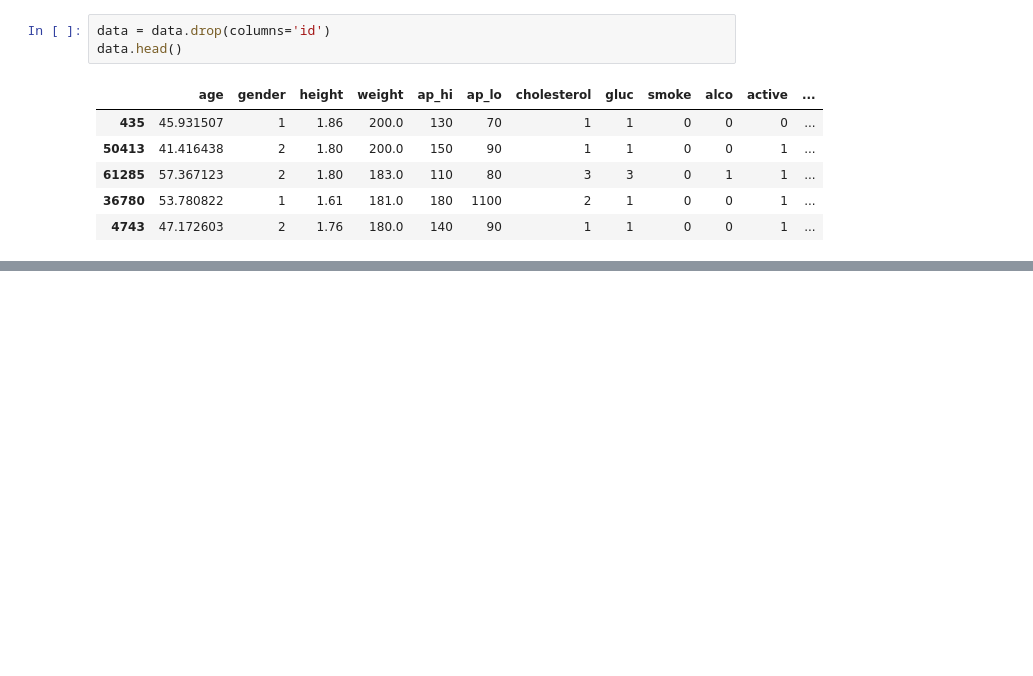
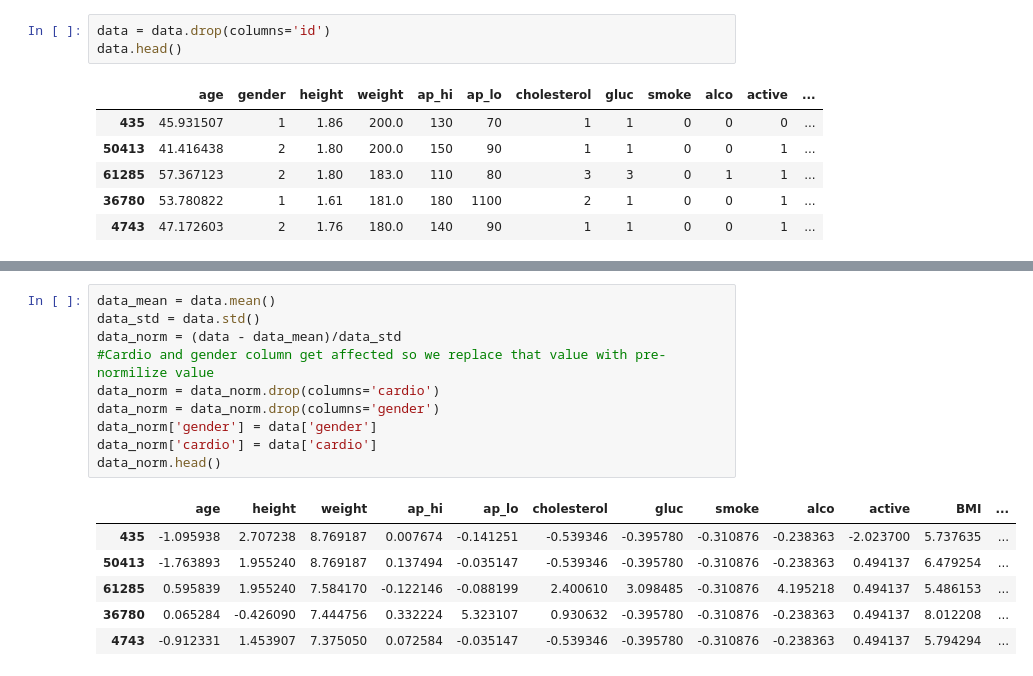
Before and after one commit to reyhanalemmario/bangkit, a Jupyter notebook: first_project.ipynb, the cells around one changed output, grey strips where cells are left out. Saved outputs shown, nothing was run; the diff lists cells and outputs as text; blank space fills up the shorter version.

```diff
--- a/first_project.ipynb
+++ b/first_project.ipynb
@@ -188,2 +192,19 @@ data.head()
+# %%
+data_mean = data.mean()
+data_std = data.std()
+data_norm = (data - data_mean)/data_std
+#Cardio and gender column get affected so we replace that value with pre-normilize value
+data_norm = data_norm.drop(columns='cardio')
+data_norm = data_norm.drop(columns='gender')
+data_norm['gender'] = data['gender']
+data_norm['cardio'] = data['cardio']
+data_norm.head()
+# %% [output]
+|  | age | height | weight | ap_hi | ap_lo | cholesterol | gluc | smoke | alco | active | BMI | ... |
+| 435 | -1.095938 | 2.707238 | 8.769187 | 0.007674 | -0.141251 | -0.539346 | -0.395780 | -0.310876 | -0.238363 | -2.023700 | 5.737635 | ... |
+| 50413 | -1.763893 | 1.955240 | 8.769187 | 0.137494 | -0.035147 | -0.539346 | -0.395780 | -0.310876 | -0.238363 | 0.494137 | 6.479254 | ... |
+| 61285 | 0.595839 | 1.955240 | 7.584170 | -0.122146 | -0.088199 | 2.400610 | 3.098485 | -0.310876 | 4.195218 | 0.494137 | 5.486153 | ... |
+| 36780 | 0.065284 | -0.426090 | 7.444756 | 0.332224 | 5.323107 | 0.930632 | -0.395780 | -0.310876 | -0.238363 | 0.494137 | 8.012208 | ... |
+| 4743 | -0.912331 | 1.453907 | 7.375050 | 0.072584 | -0.035147 | -0.539346 | -0.395780 | -0.310876 | -0.238363 | 0.494137 | 5.794294 | ... |
 # %%
 f,ax = plt.subplots(figsize=(15,10))
```
Also changed, not shown: parts of 5 cells of this notebook.
